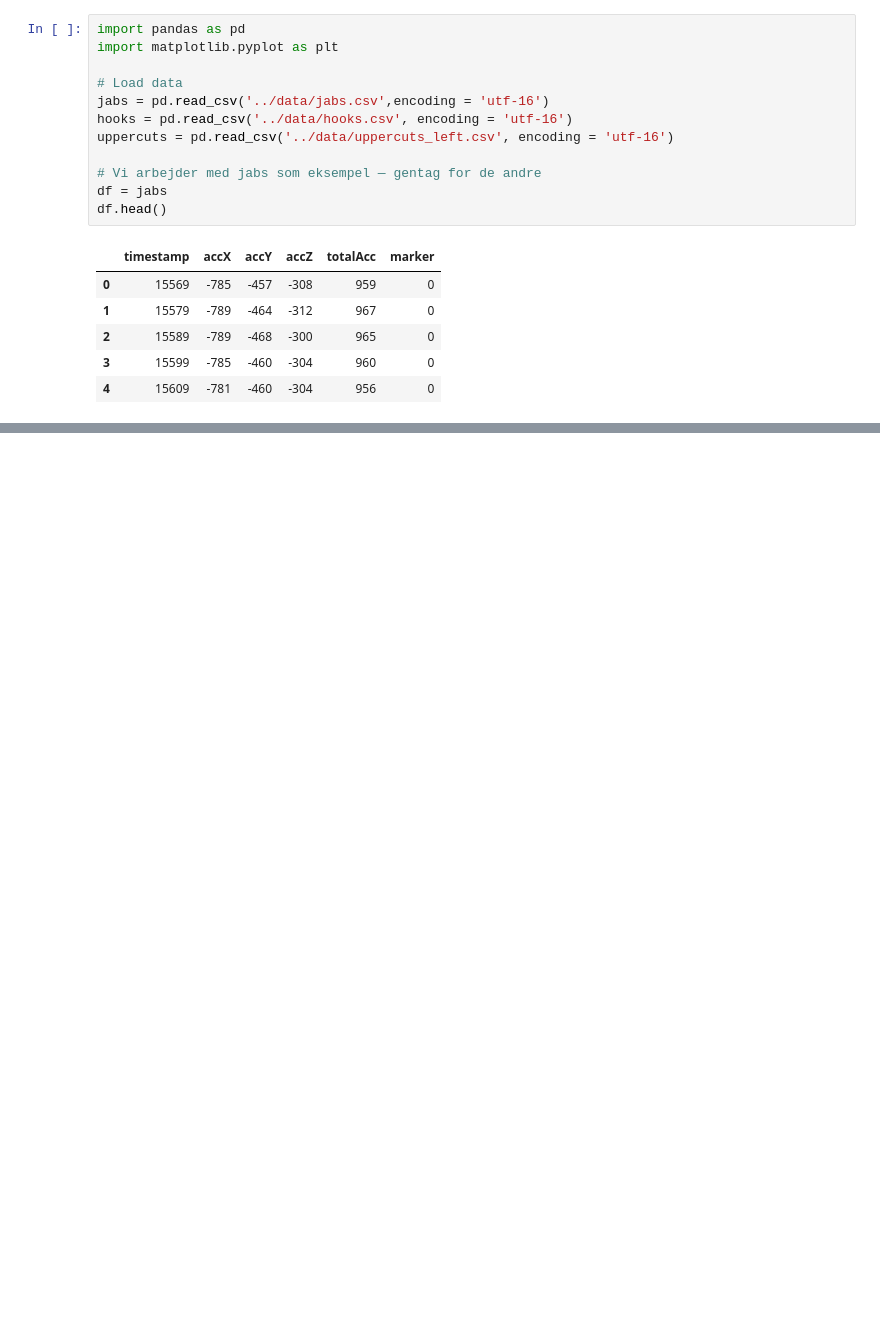
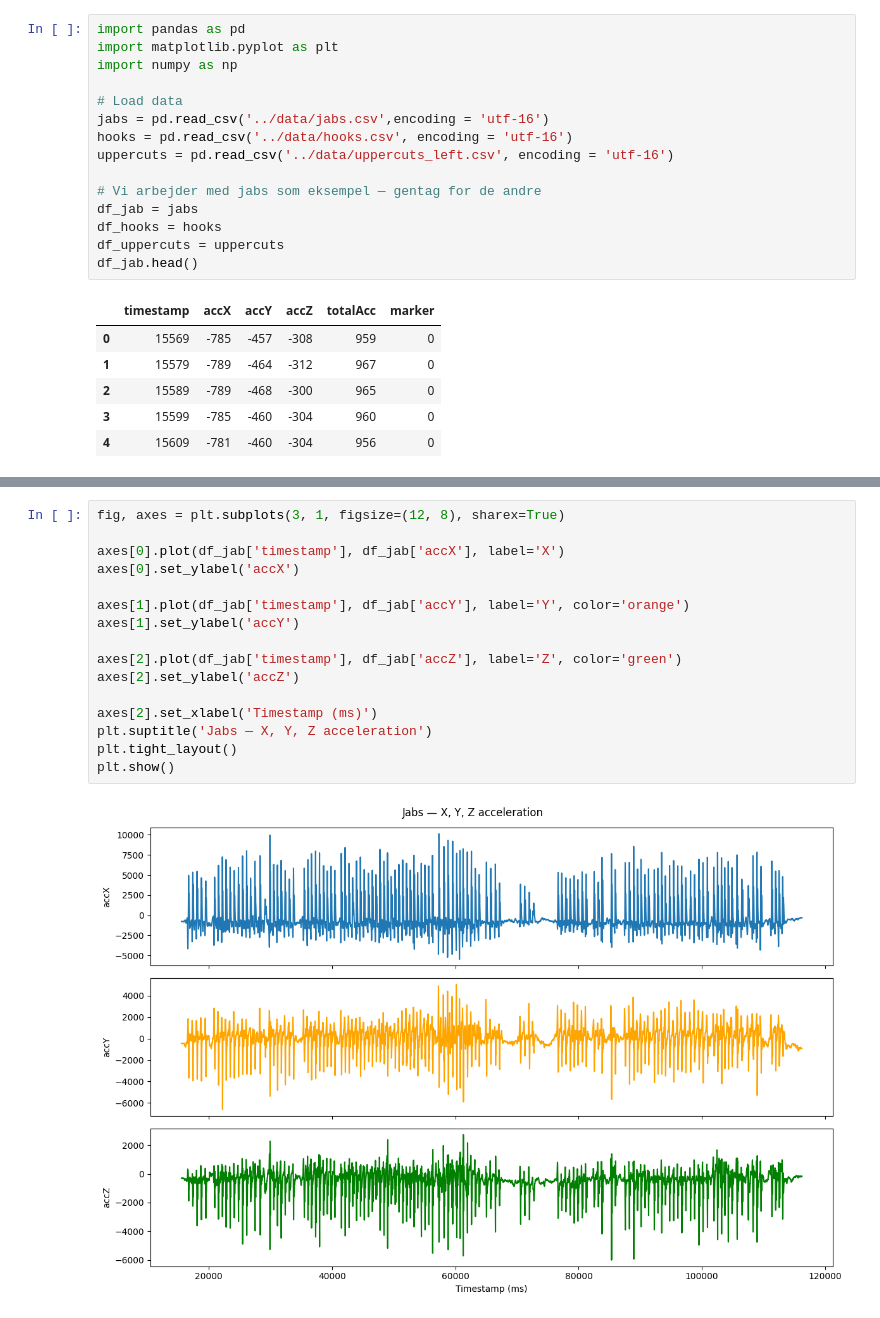
Before and after one commit to mickeydn/Boxing_glove, a Jupyter notebook: analysis/notebooks/initalpandas.ipynb, the cells around one changed output, grey strips where cells are left out. Drawn from its saved outputs; the diff is of its cells as text; blank space fills up the shorter version.

```diff
--- a/analysis/notebooks/initalpandas.ipynb
+++ b/analysis/notebooks/initalpandas.ipynb
@@ -1,6 +1,7 @@
 # %%
 import pandas as pd
 import matplotlib.pyplot as plt
+import numpy as np
 
 # Load data
 jabs = pd.read_csv('../data/jabs.csv',encoding = 'utf-16')
@@ -8,8 +9,10 @@ hooks = pd.read_csv('../data/hooks.csv', encoding = 'utf-16')
 uppercuts = pd.read_csv('../data/uppercuts_left.csv', encoding = 'utf-16')
 
 # Vi arbejder med jabs som eksempel — gentag for de andre
-df = jabs
-df.head()
+df_jab = jabs
+df_hooks = hooks
+df_uppercuts = uppercuts
+df_jab.head()
 # %% [output]
 |  | timestamp | accX | accY | accZ | totalAcc | marker |
 | 0 | 15569 | -785 | -457 | -308 | 959 | 0 |
@@ -29,3 +32,21 @@ df.describe()
 | 50% | 65894.000000 | -863.000000 | 125.000000 | -378.000000 | 1395.500000 | 0.000000 |
 | 75% | 91056.500000 | -265.000000 | 699.000000 | -85.000000 | 2328.750000 | 1.000000 |
 | max | 116219.000000 | 10125.000000 | 5058.000000 | 2734.000000 | 10835.000000 | 1.000000 |
+# %%
+fig, axes = plt.subplots(3, 1, figsize=(12, 8), sharex=True)
+
+axes[0].plot(df_jab['timestamp'], df_jab['accX'], label='X')
+axes[0].set_ylabel('accX')
+
+axes[1].plot(df_jab['timestamp'], df_jab['accY'], label='Y', color='orange')
+axes[1].set_ylabel('accY')
+
+axes[2].plot(df_jab['timestamp'], df_jab['accZ'], label='Z', color='green')
+axes[2].set_ylabel('accZ')
+
+axes[2].set_xlabel('Timestamp (ms)')
+plt.suptitle('Jabs — X, Y, Z acceleration')
+plt.tight_layout()
+plt.show()
+# %% [output]
+[figure, added]
```
Also changed, not shown: parts of 39 cells of this notebook, 5 other files.
